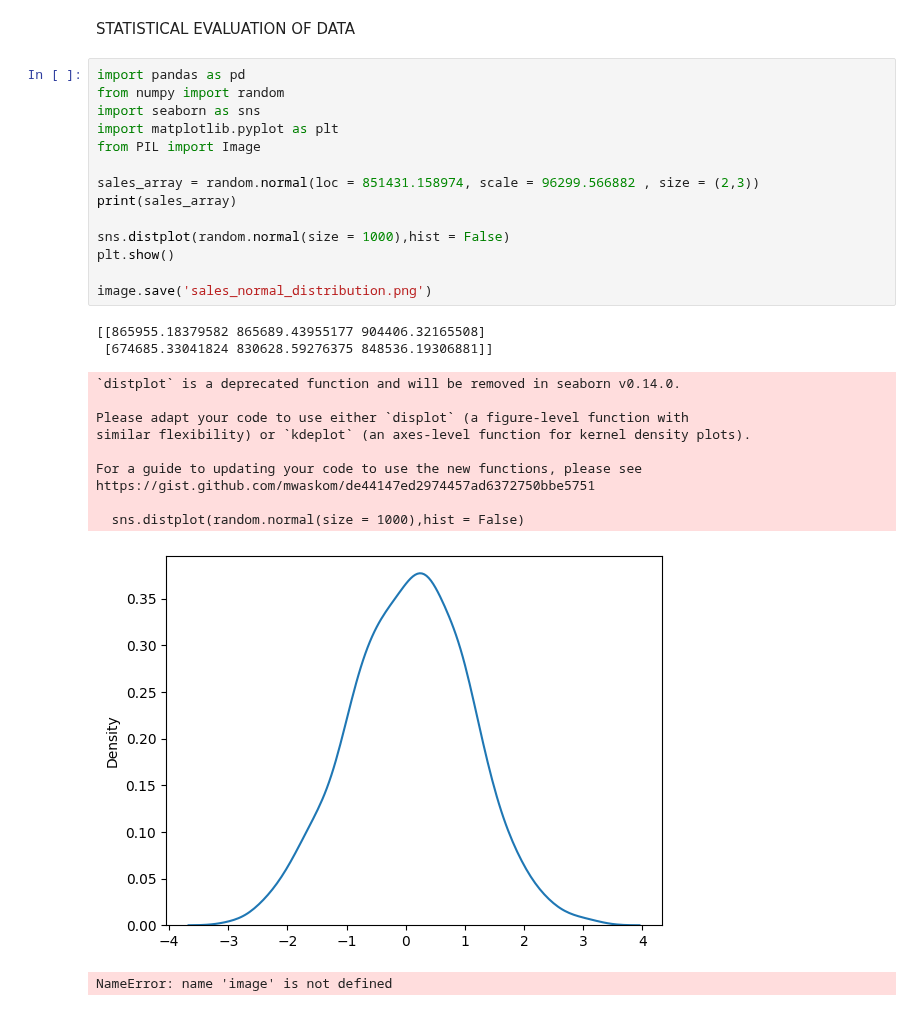
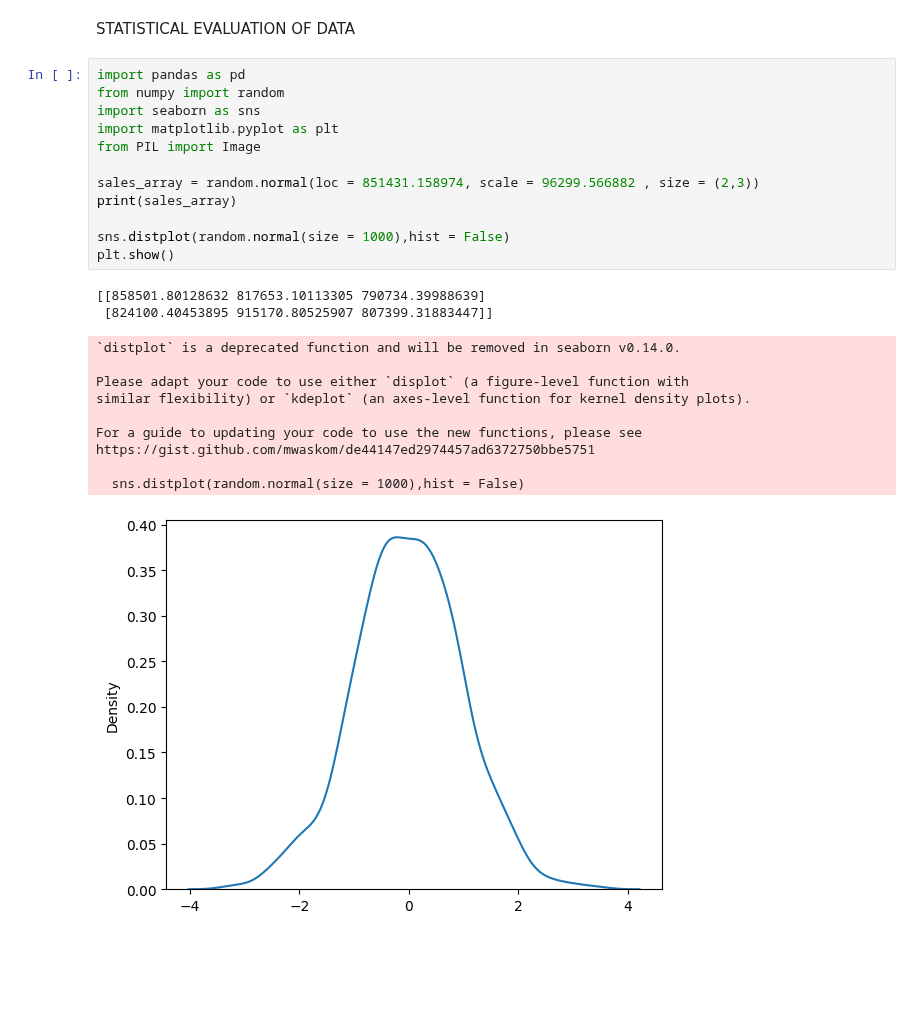
Before and after one commit to MissMukuru/Car-Supply-Chain-Intelligence, a Jupyter notebook: Car_exploratory_analysis.ipynb, the cells around one changed output. Cells and saved outputs as stored; diff of their text form; blank space fills up the shorter version.

```diff
--- a/Car_exploratory_analysis.ipynb
+++ b/Car_exploratory_analysis.ipynb
@@ -171,28 +181,25 @@ STATISTICAL EVALUATION OF DATA
 # %%
 import pandas as pd
 from numpy import random
 import seaborn as sns
 import matplotlib.pyplot as plt
 from PIL import Image
 
 sales_array = random.normal(loc = 851431.158974, scale = 96299.566882 , size = (2,3))
 print(sales_array)
 
 sns.distplot(random.normal(size = 1000),hist = False)
 plt.show()
-
-image.save('sales_normal_distribution.png')
 # %% [output]
-[[865955.18379582 865689.43955177 904406.32165508]
- [674685.33041824 830628.59276375 848536.19306881]]
+[[858501.80128632 817653.10113305 790734.39988639]
+ [824100.40453895 915170.80525907 807399.31883447]]
 `distplot` is a deprecated function and will be removed in seaborn v0.14.0.
 
 Please adapt your code to use either `displot` (a figure-level function with
 similar flexibility) or `kdeplot` (an axes-level function for kernel density plots).
 
 For a guide to updating your code to use the new functions, please see
 https://gist.github.com/mwaskom/de44147ed2974457ad6372750bbe5751
 
   sns.distplot(random.normal(size = 1000),hist = False)
-[figure, old version]
+[figure, new version]
-NameError: name 'image' is not defined
```
Also changed, not shown: parts of 4 cells of this notebook, 1 other file.
